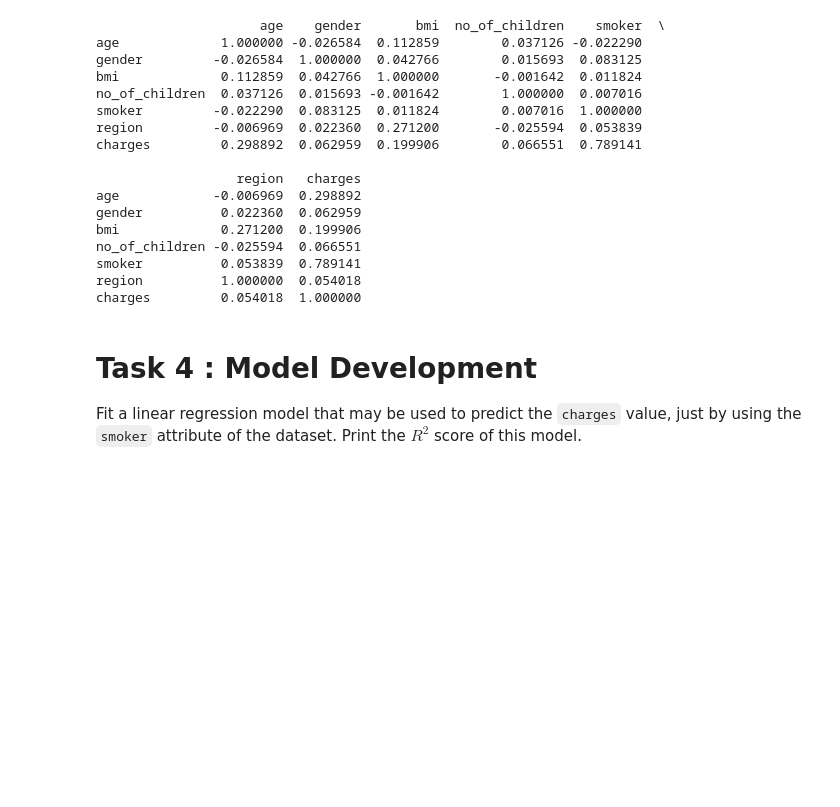
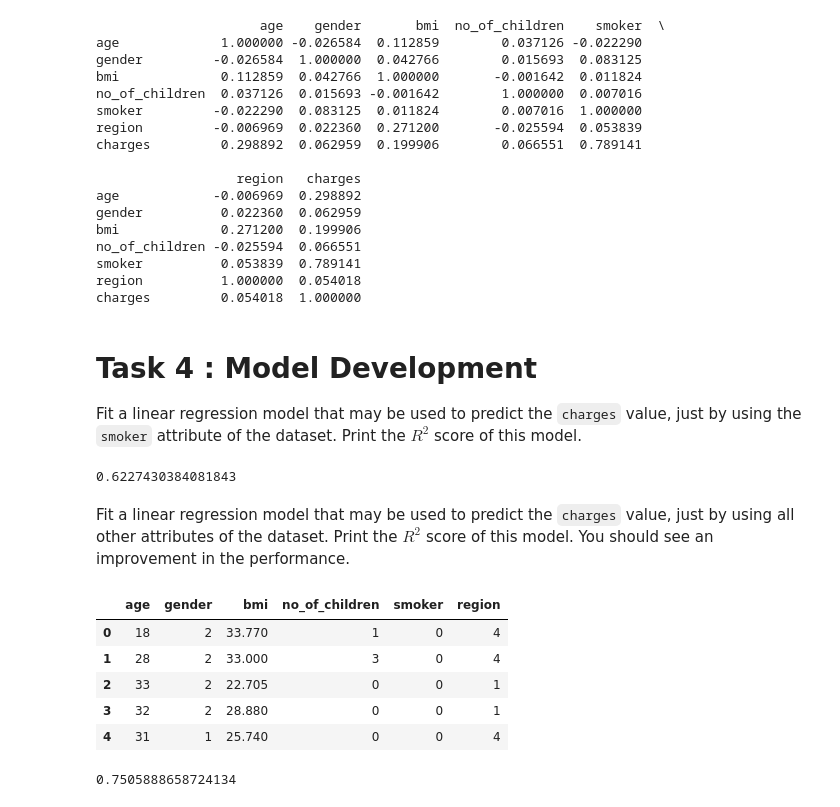
Before and after one commit to VishSeran/Insurance-Cost-Analysis, a Jupyter notebook: insurance_cost_analysis.ipynb, the cells around one changed output. Saved outputs shown, nothing was run; the diff lists cells and outputs as text; code cells hidden in the pictures; blank space fills up the shorter version.

Commit message:
EDA with linear regression

```diff
--- a/insurance_cost_analysis.ipynb
+++ b/insurance_cost_analysis.ipynb
@@ -191,3 +191,36 @@ charges         0.054018  1.000000
 # Task 4 : Model Development
 
 Fit a linear regression model that may be used to predict the `charges` value, just by using the `smoker` attribute of the dataset. Print the $ R^2 $ score of this model.
+# %%
+from sklearn.linear_model import LinearRegression
+
+x = df[['smoker']]
+y = df['charges']
+
+lm = LinearRegression()
+
+lm.fit(x,y)
+
+#print the score of the  model
+print(lm.score(x , y))
+# %% [output]
+0.6227430384081843
+# %% [markdown]
+Fit a linear regression model that may be used to predict the `charges` value, just by using all other attributes of the dataset. Print the $ R^2 $ score of this model. You should see an improvement in the performance.
+# %%
+df_new = df.drop(['charges'],axis=1)
+df_new.head()
+# %% [output]
+|  | age | gender | bmi | no_of_children | smoker | region |
+| 0 | 18 | 2 | 33.770 | 1 | 0 | 4 |
+| 1 | 28 | 2 | 33.000 | 3 | 0 | 4 |
+| 2 | 33 | 2 | 22.705 | 0 | 0 | 1 |
+| 3 | 32 | 2 | 28.880 | 0 | 0 | 1 |
+| 4 | 31 | 1 | 25.740 | 0 | 0 | 4 |
+# %%
+lm_new = LinearRegression()
+
+lm_new.fit(df_new, y)
+print(lm_new.score(df_new, y))
+# %% [output]
+0.7505888658724134
```
